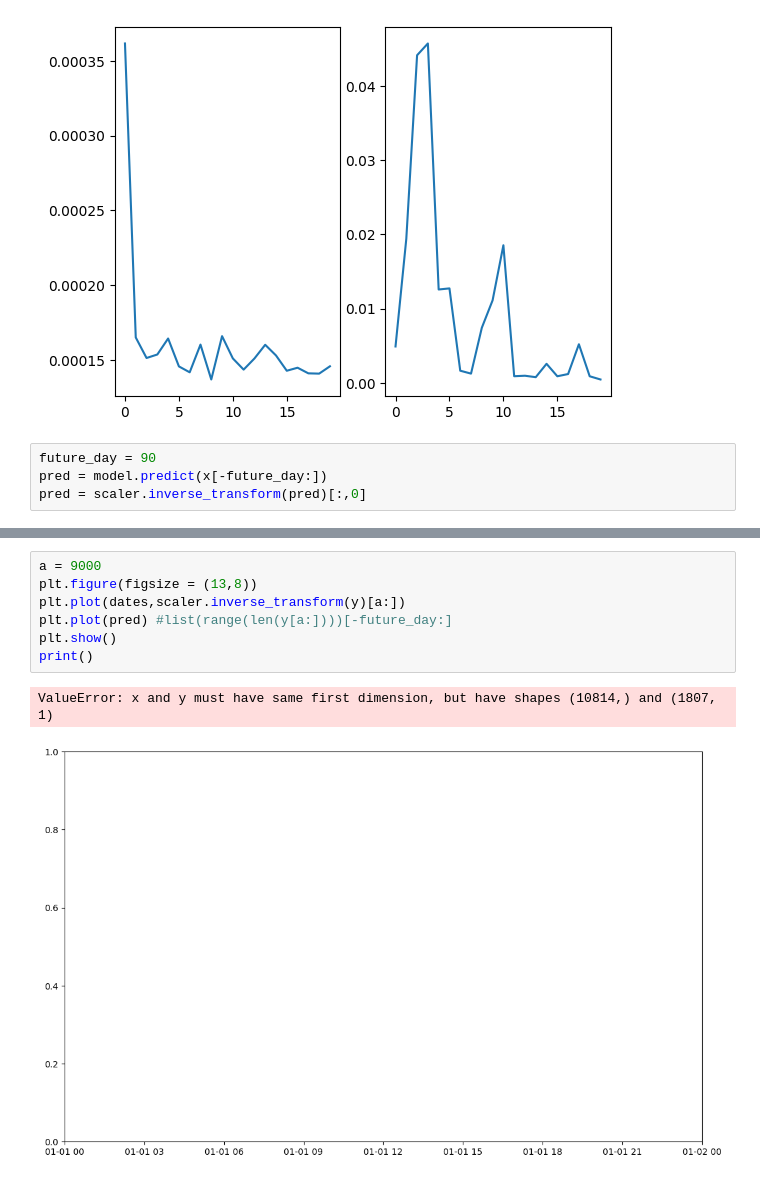
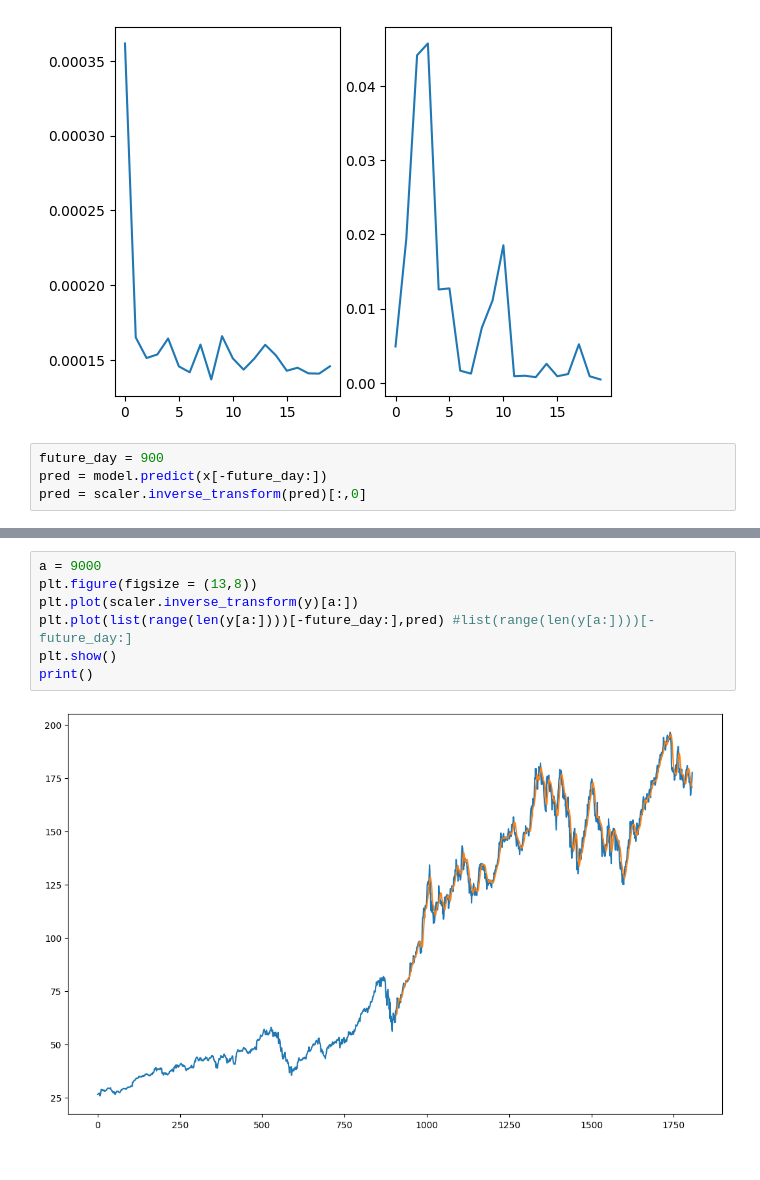
Before and after one commit to lambopancake/Finance-Predictions, a Jupyter notebook: Basic_Predictions.ipynb, the cells around one changed output, grey strips where cells are left out. Saved outputs shown, nothing was run; the diff lists cells and outputs as text.

```diff
--- a/Basic_Predictions.ipynb
+++ b/Basic_Predictions.ipynb
@@ -117,7 +117,7 @@ plt.show()
 # %% [output]
 [figure]
 # %%
-future_day = 90
+future_day = 900
 pred = model.predict(x[-future_day:])
 pred = scaler.inverse_transform(pred)[:,0]
 # %% [output]
@@ -125,10 +125,9 @@ pred = scaler.inverse_transform(pred)[:,0]
 # %%
 a = 9000
 plt.figure(figsize = (13,8))
-plt.plot(dates,scaler.inverse_transform(y)[a:])
-plt.plot(pred) #list(range(len(y[a:])))[-future_day:]
+plt.plot(scaler.inverse_transform(y)[a:])
+plt.plot(list(range(len(y[a:])))[-future_day:],pred) #list(range(len(y[a:])))[-future_day:]
 plt.show()
 print()
 # %% [output]
-ValueError: x and y must have same first dimension, but have shapes (10814,) and (1807, 1)
-[figure, old version]
+[figure, new version]
```
Also changed, not shown: parts of 1 cell of this notebook.
